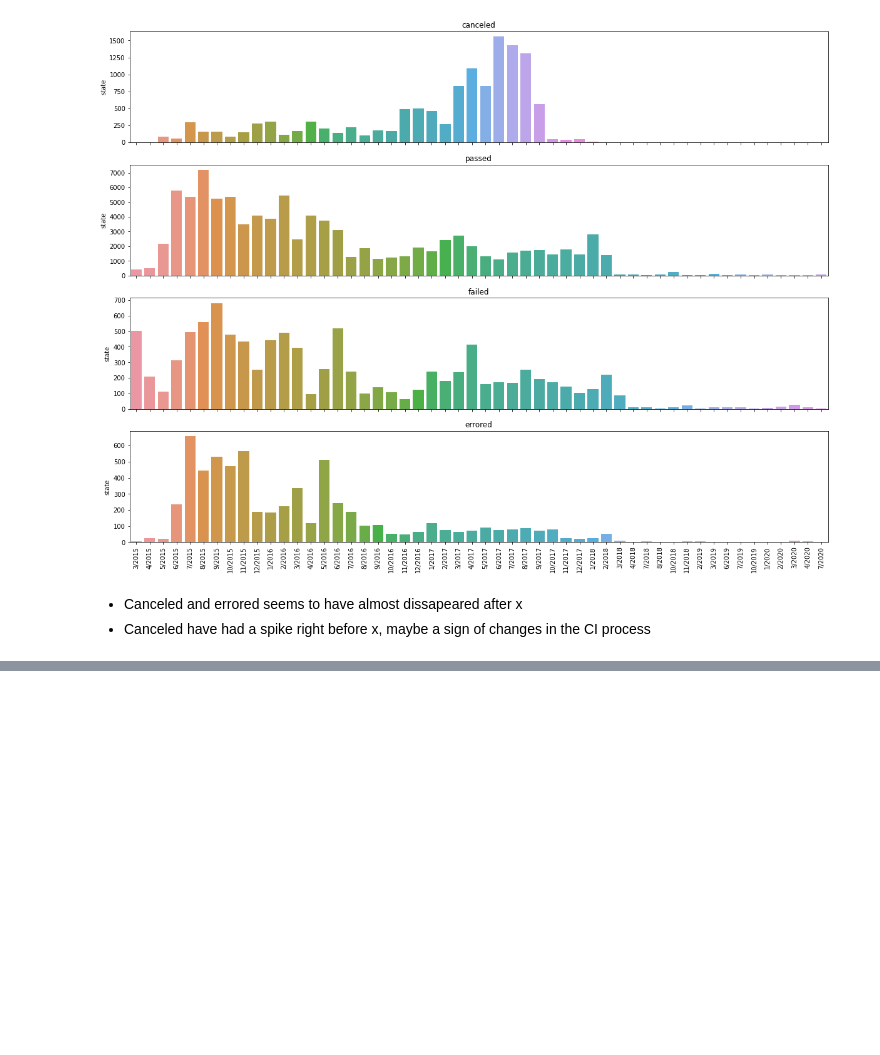
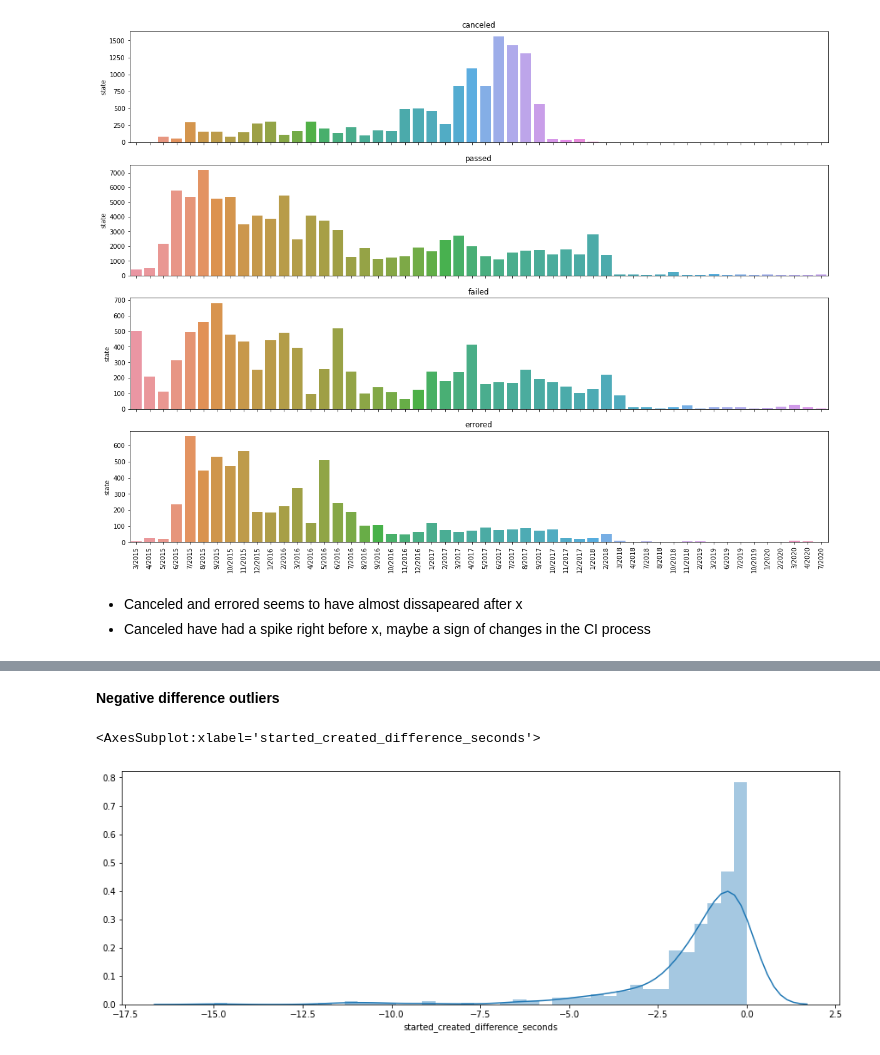
Before and after one commit to IncioMan/Continuous-Integration-metrics-for-post-release-bugs-prediction, a Jupyter notebook: notebooks/analysis/Jobs_dataset_analysis.ipynb, the cells around one changed output, grey strips where cells are left out. Cells and saved outputs as stored; diff of their text form; code cells hidden in the pictures; blank space fills up the shorter version.

```diff
--- a/notebooks/analysis/Jobs_dataset_analysis.ipynb
+++ b/notebooks/analysis/Jobs_dataset_analysis.ipynb
@@ -405,0 +424,7 @@ Name: id, dtype: int64
+# %% [markdown]
+**Negative difference outliers**
+# %%
+sns.distplot(started_created_negative_ourliers.started_created_difference_seconds)
+# %% [output]
+<AxesSubplot:xlabel='started_created_difference_seconds'>
+[figure, added]
```
Also changed, not shown: parts of 90 cells of this notebook.
